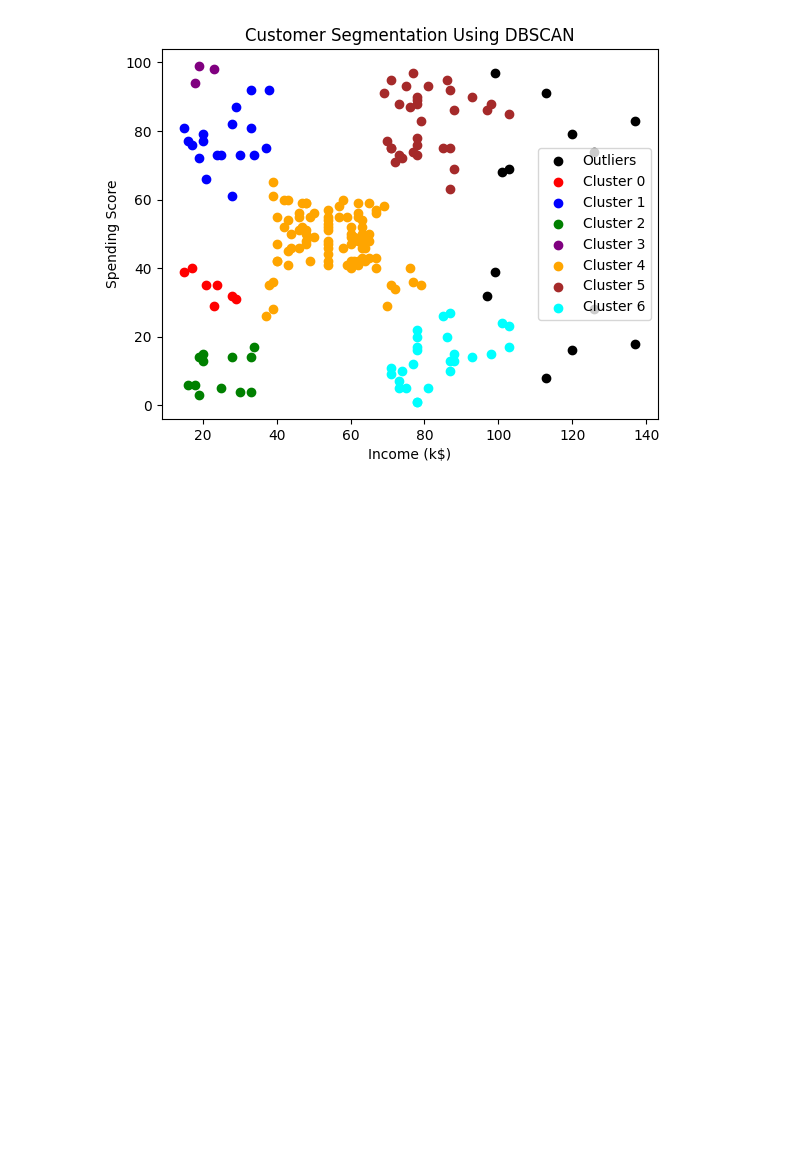
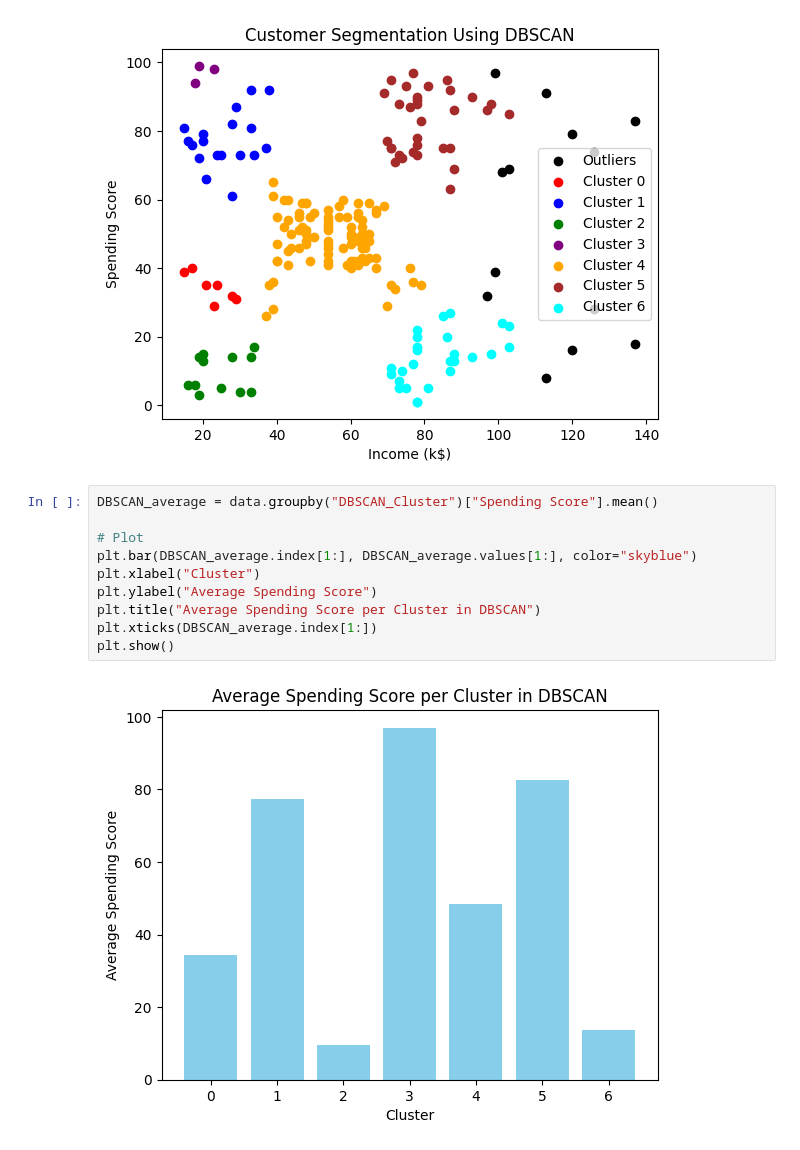
Before and after one commit to mazinbersy/Customer_Segmentation, a Jupyter notebook: model.ipynb, the cells around one changed output. Saved outputs shown, nothing was run; the diff lists cells and outputs as text; blank space fills up the shorter version.

```diff
--- a/model.ipynb
+++ b/model.ipynb
@@ -209,3 +229,15 @@ plt.title("Customer Segmentation Using DBSCAN")
 plt.show()
 # %% [output]
 [figure]
+# %%
+DBSCAN_average = data.groupby("DBSCAN_Cluster")["Spending Score"].mean()
+
+# Plot
+plt.bar(DBSCAN_average.index[1:], DBSCAN_average.values[1:], color="skyblue")
+plt.xlabel("Cluster")
+plt.ylabel("Average Spending Score")
+plt.title("Average Spending Score per Cluster in DBSCAN")
+plt.xticks(DBSCAN_average.index[1:])
+plt.show()
+# %% [output]
+[figure, added]
```
Also changed, not shown: parts of 3 cells of this notebook.
